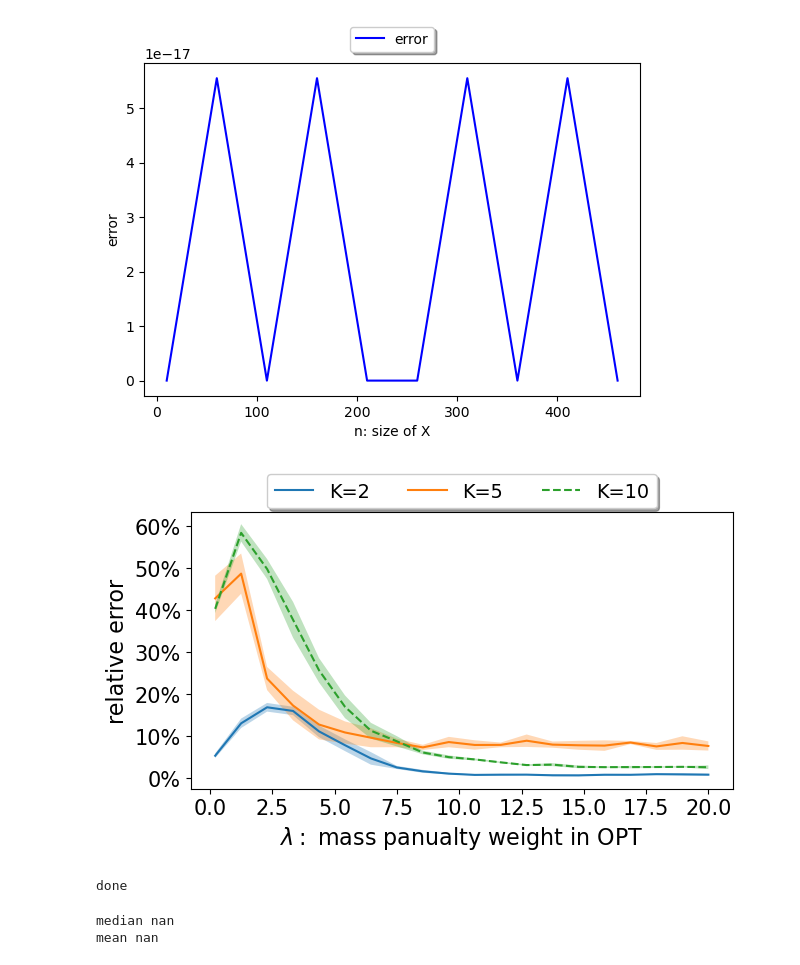
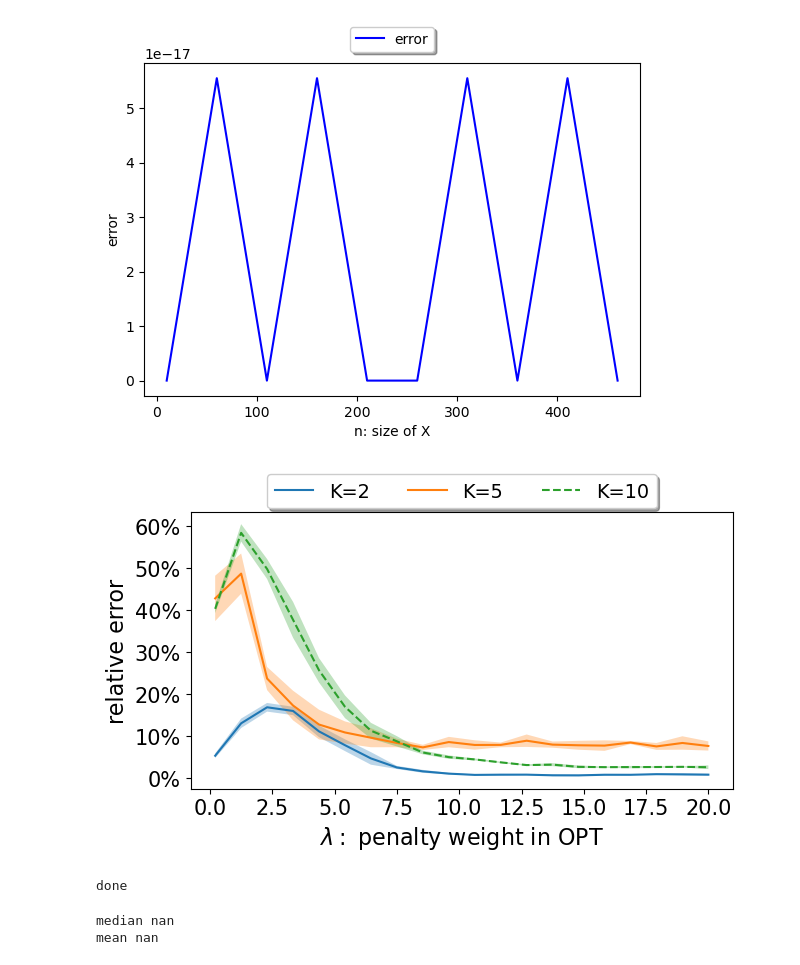
Before and after one commit to yikun-baio/LinearOPT, a Jupyter notebook: accuracy_test.ipynb, the cells around one changed output. Saved outputs shown, nothing was run; the diff lists cells and outputs as text; code cells hidden in the pictures.

```diff
--- a/accuracy_test.ipynb
+++ b/accuracy_test.ipynb
@@ -199,35 +199,35 @@ linestyle_array = ['-', '-', '--', '--', '-.', '-.']
 #save_dict2=save_dict.copy()
 fig = plt.figure(1, (7,4))
 ax = fig.add_subplot(1,1,1)
 ind=0
 for K in K_list:
     opt_cost1=save_dict['K=%d,opt_cost_list'%(K)]
     opt_cost2=save_dict['K=%d,lopt_cost_list'%(K)]
     relative_error=(np.abs(opt_cost2-opt_cost1)/opt_cost1).mean(2)[0]
 
     relative_error_mean=relative_error.mean(1)
     relative_error_std=relative_error.std(1)
     ax.plot(Lambda_list,relative_error_mean,linestyle_array[ind],label=r'K=%d'%(K))
     ax.fill_between(Lambda_list,relative_error_mean-1*relative_error_std,relative_error_mean+1*relative_error_std,alpha=0.3)
     ind+=1
 
 ax.yaxis.set_major_formatter(mtick.PercentFormatter(1.0))
 #ax.yaxis.set_major_formatter(mtick.PercentFormatter())
-ax.set_xlabel("$\lambda:$ mass panualty weight in OPT",fontsize=16)
+ax.set_xlabel("$\lambda:$ penalty weight in OPT",fontsize=16)
 ax.set_ylabel("relative error",fontsize=16)
 plt.xticks(fontsize=15)
 plt.yticks(fontsize=15)
 box = ax.get_position()
 ax.set_position([box.x0, box.y0 + box.height * 0.1,box.width, box.height * 0.9])
 ax.legend(loc='upper center',bbox_to_anchor=(0.5, 1.17),
           fancybox=True, shadow=True, ncol=3,fontsize=13.9)
 plt.savefig('experiment/Rebuttal/error_lambda.pdf',format="pdf",dpi=800,bbox_inches='tight')
 plt.show()
 #plt.close()
 
 print('done')
 # %% [output]
-[figure, old version]
+[figure, new version]
 done
 # %%
 K=10
```
Also changed, not shown: 16 other files.
